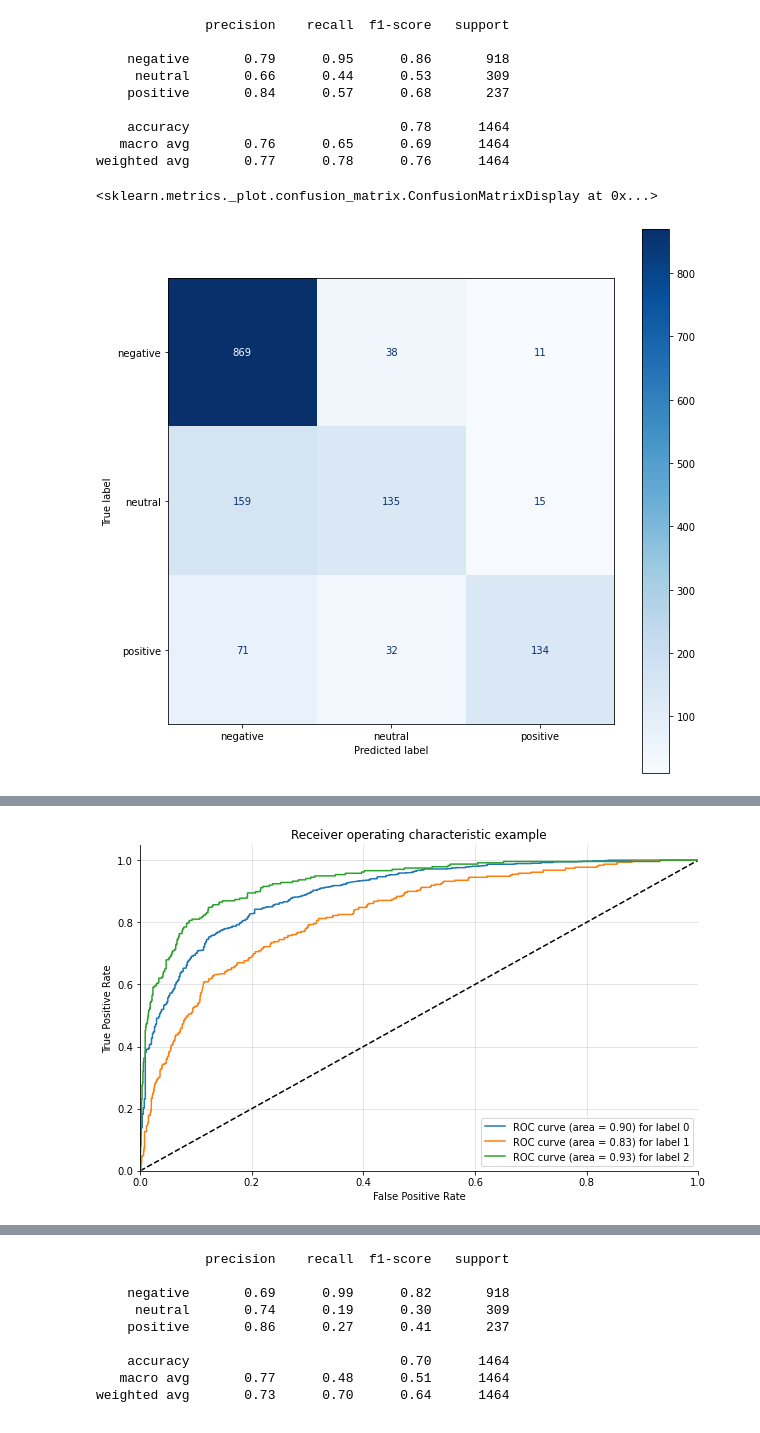
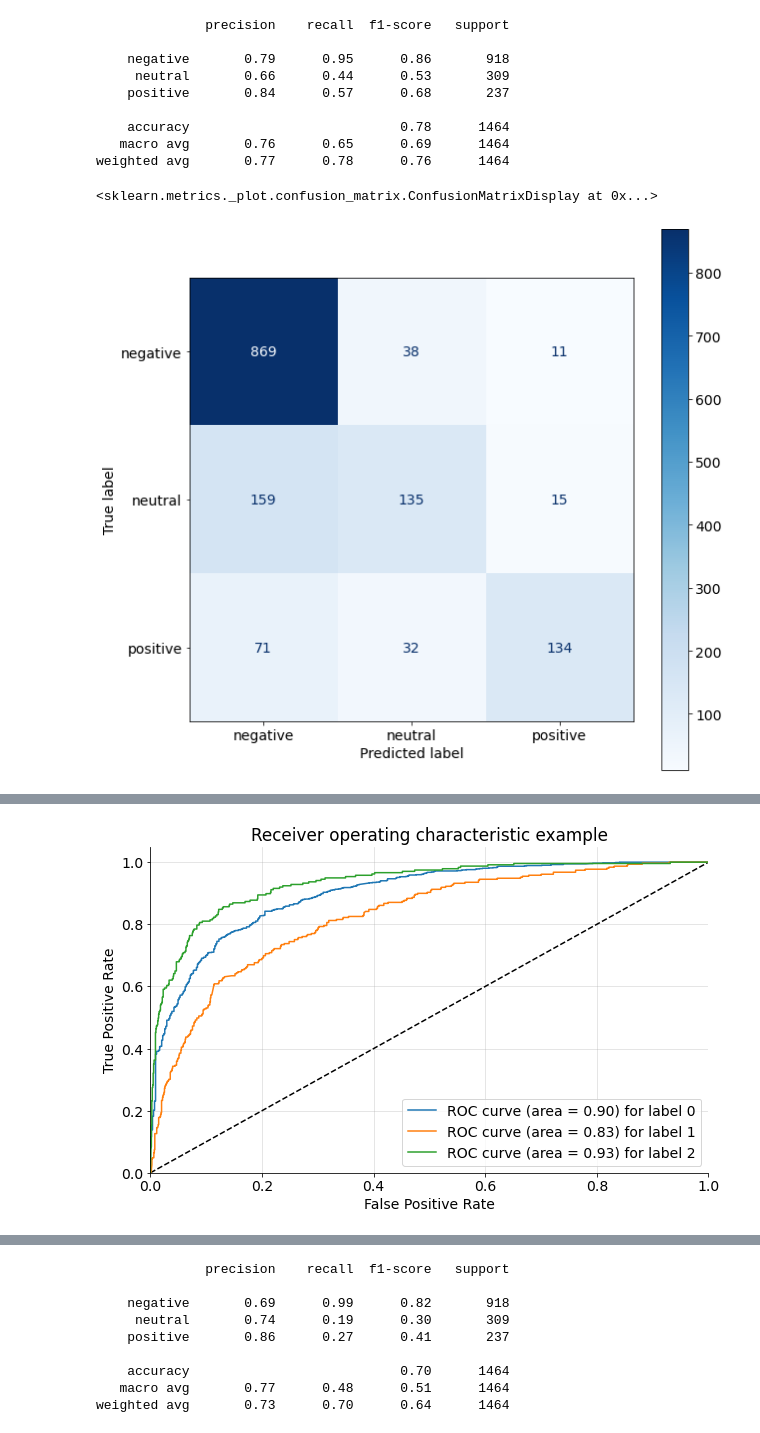
Before and after one commit to nimaim/metis-sensitivity-analysis, a Jupyter notebook: metis_intro_ds_project.ipynb, the cells around one changed output, grey strips where cells are left out. Saved outputs shown, nothing was run; the diff lists cells and outputs as text; code cells hidden in the pictures.

```diff
--- a/metis_intro_ds_project.ipynb
+++ b/metis_intro_ds_project.ipynb
@@ -635,10 +638,11 @@ print(classification_report(y_test,y_pred))
 weighted avg       0.77      0.78      0.76      1464
 # %%
 fig, ax = plt.subplots(figsize=(10, 10))
+plt.rcParams.update({'font.size': 14})
 plot_confusion_matrix(log_model,X_test,y_test,cmap=plt.cm.Blues,ax=ax) # This is a built in sklearn function
 # %% [output]
 <sklearn.metrics._plot.confusion_matrix.ConfusionMatrixDisplay at 0x...>
-[figure, old version]
+[figure, new version]
 # %%
 Image(url= "https://2.bp.blogspot.com/-EvSXDotTOwc/XMfeOGZ-CVI/AAAAAAAAEiE/oePFfvhfOQM11dgRn9FkPxlegCXbgOF4QCLcBGAs/s1600/confusionMatrxiUpdated.jpg")
 # %% [output]
@@ -678,7 +682,7 @@ def plot_multiclass_roc(clf, X_test, y_test, n_classes, figsize=(5,5)):
 # %%
 plot_multiclass_roc(log_model, X_test, y_test, n_classes=3, figsize=(10,6))
 # %% [output]
-[figure, old version]
+[figure, new version]
 # %%
 #Colors: green: negative, blue: positive, orange: neutral
 # %%
```
Also changed, not shown: parts of 13 cells of this notebook.
